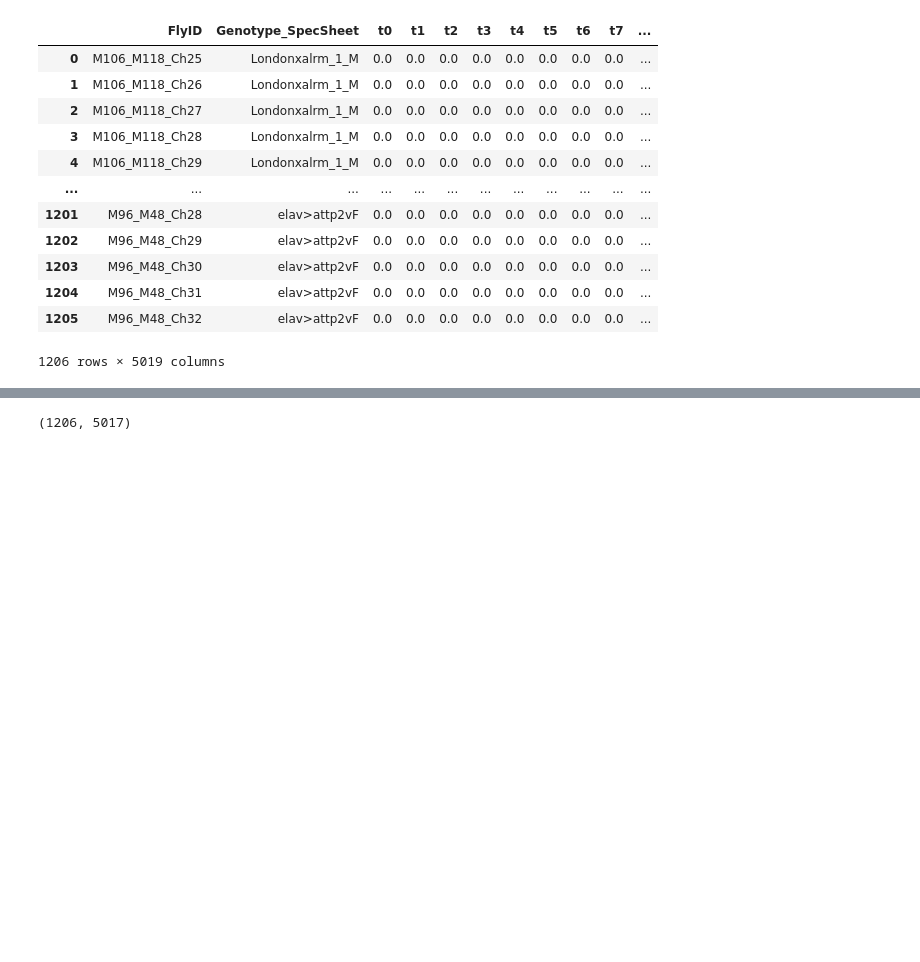
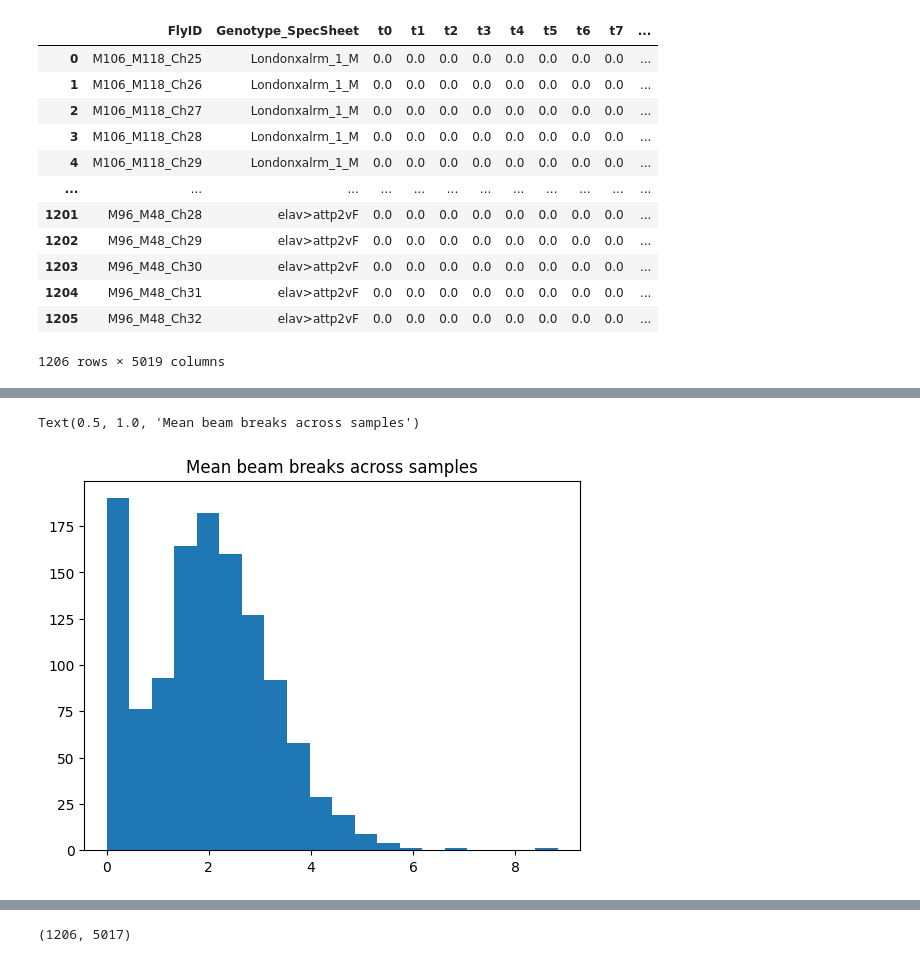
Before and after one commit to draeloslab/mm-vae, a Jupyter notebook: prepare_data.ipynb, the cells around one changed output, grey strips where cells are left out. Cells and saved outputs as stored; diff of their text form; code cells hidden in the pictures; blank space fills up the shorter version.

```diff
--- a/prepare_data.ipynb
+++ b/prepare_data.ipynb
@@ -261,3 +220,7 @@ raw_beam_break_binned
 | 1204 | M96_M48_Ch31 | elav>attp2vF | 0.0 | 0.0 | 0.0 | 0.0 | 0.0 | 0.0 | 0.0 | 0.0 | ... |
 | 1205 | M96_M48_Ch32 | elav>attp2vF | 0.0 | 0.0 | 0.0 | 0.0 | 0.0 | 0.0 | 0.0 | 0.0 | ... |
 1206 rows × 5019 columns
+# %%
+raw_beam_break_binned['mean'] = raw_beam_break_binned[new_time_columns].mean(axis=1)
+raw_beam_break_binned['std'] = raw_beam_break_binned[new_time_columns].std(axis=1)
+raw_beam_break_binned
@@ -263,0 +241,3 @@ raw_beam_break_binned
+# %%
+raw_beam_break_binned['Percent_zero'] = (raw_beam_break_binned[new_time_columns] == 0.0).sum(axis=1) / 5017
+raw_beam_break_binned
@@ -263,0 +258,6 @@ raw_beam_break_binned
+# %%
+plt.hist(raw_beam_break_binned['mean'], bins=20)
+plt.title('Mean beam breaks across samples')
+# %% [output]
+Text(0.5, 1.0, 'Mean beam breaks across samples')
+[figure, added]
```
Also changed, not shown: parts of 47 cells of this notebook, 11 other files.
